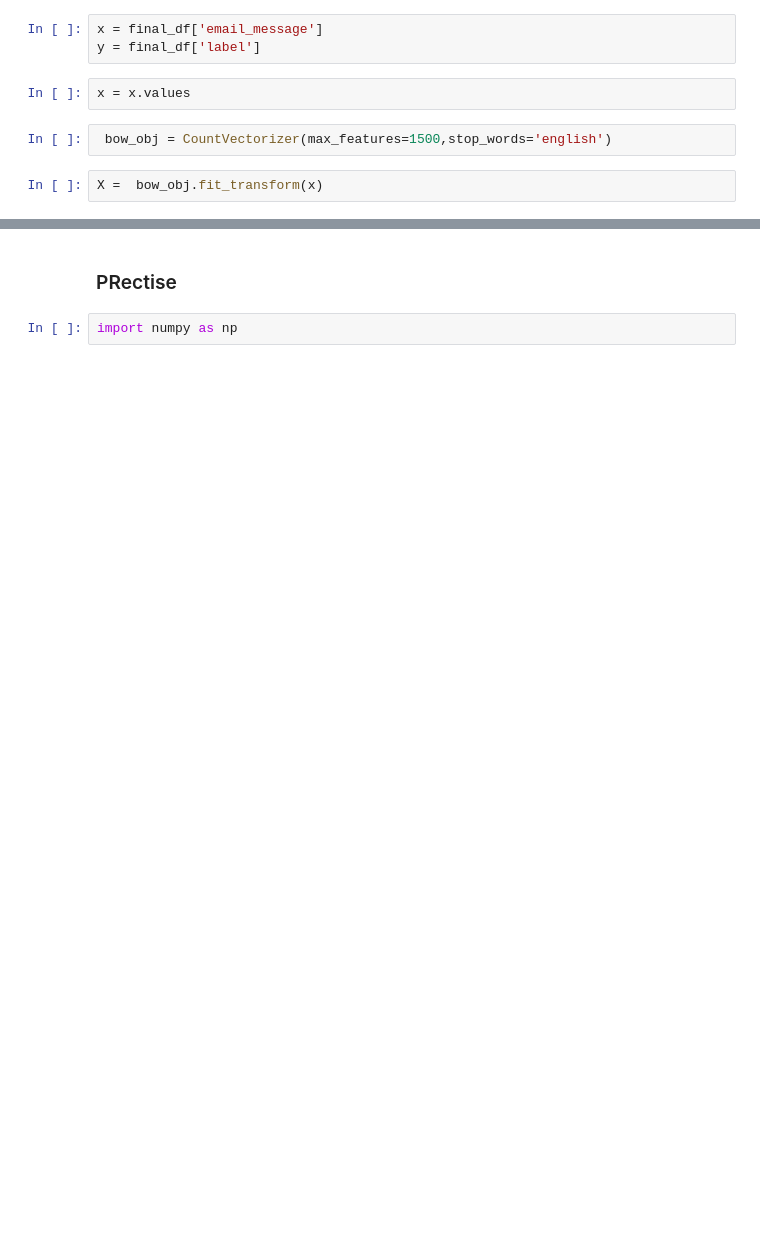
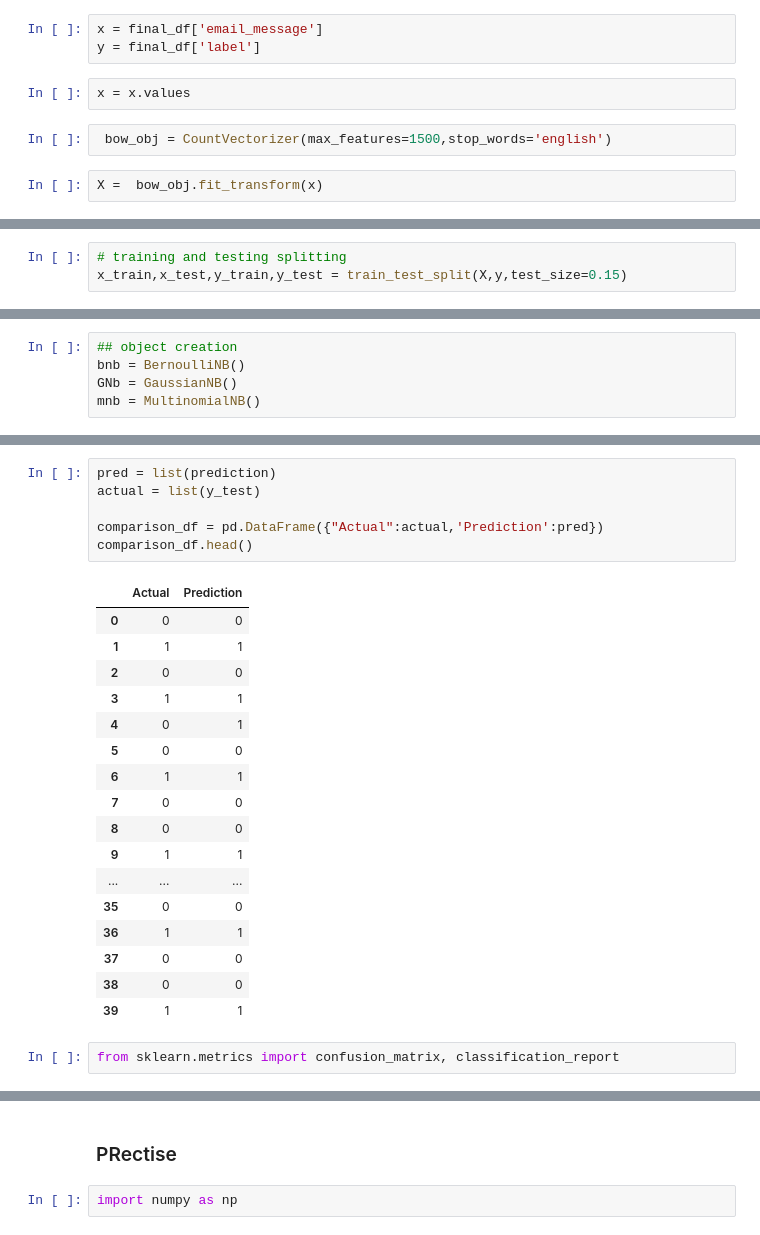
Before and after one commit to upflairs-pvt-ltd/1st_june_data_science, a Jupyter notebook: email_classification/email_project.ipynb, the cells around one changed output, grey strips where cells are left out. Cells and saved outputs as stored; diff of their text form; blank space fills up the shorter version.

```diff
--- a/email_classification/email_project.ipynb
+++ b/email_classification/email_project.ipynb
@@ -160,0 +186,3 @@ array([[0, 0, 0, ..., 0, 0, 0],
+# %%
+# training and testing splitting
+x_train,x_test,y_train,y_test = train_test_split(X,y,test_size=0.15)
@@ -160,0 +199,5 @@ array([[0, 0, 0, ..., 0, 0, 0],
+# %%
+## object creation
+bnb = BernoulliNB()
+GNb = GaussianNB()
+mnb = MultinomialNB()
@@ -160,0 +273,26 @@ array([[0, 0, 0, ..., 0, 0, 0],
+# %%
+pred = list(prediction)
+actual = list(y_test)
+
+comparison_df = pd.DataFrame({"Actual":actual,'Prediction':pred})
+comparison_df.head()
+# %% [output]
+|  | Actual | Prediction |
+| 0 | 0 | 0 |
+| 1 | 1 | 1 |
+| 2 | 0 | 0 |
+| 3 | 1 | 1 |
+| 4 | 0 | 1 |
+| 5 | 0 | 0 |
+| 6 | 1 | 1 |
+| 7 | 0 | 0 |
+| 8 | 0 | 0 |
+| 9 | 1 | 1 |
+| ... | ... | ... |
+| 35 | 0 | 0 |
+| 36 | 1 | 1 |
+| 37 | 0 | 0 |
+| 38 | 0 | 0 |
+| 39 | 1 | 1 |
+# %%
+from sklearn.metrics import confusion_matrix, classification_report
```
Also changed, not shown: parts of 32 cells of this notebook, 4 other files.
